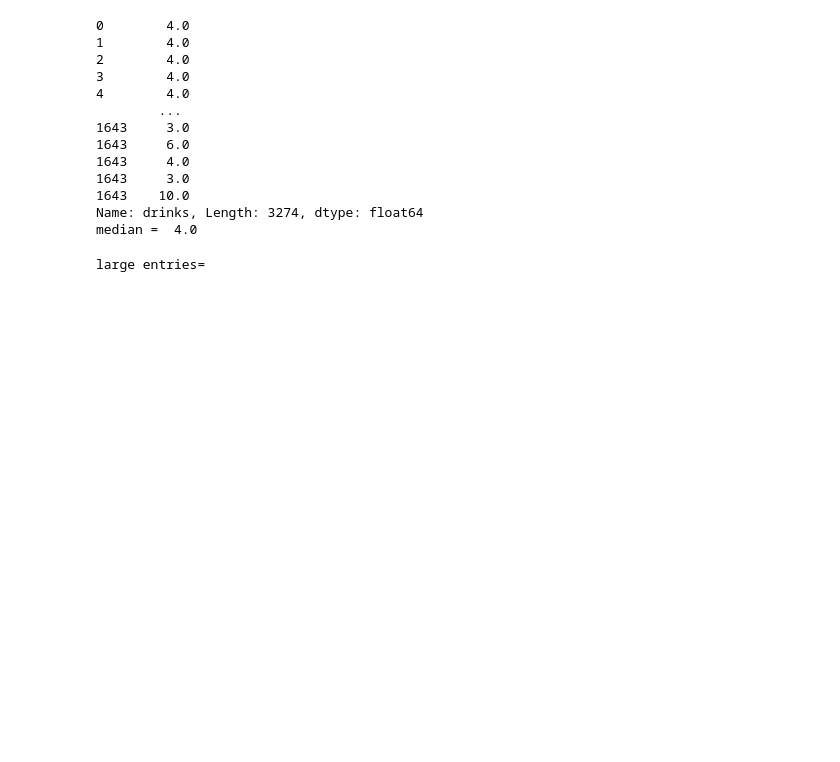
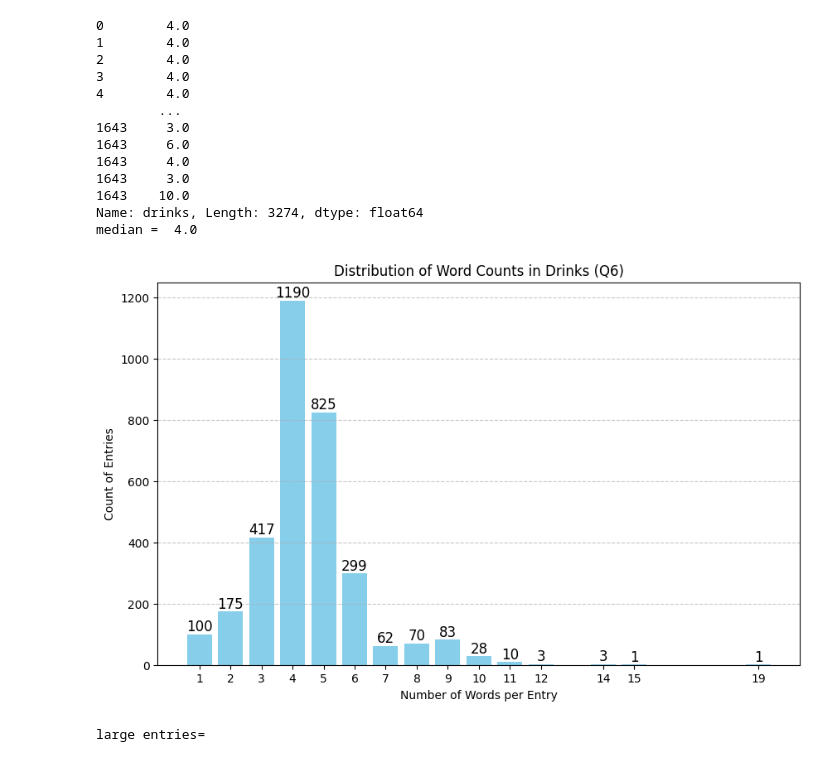
Before and after one commit to erinkim16/dishdetective, a Jupyter notebook: pre_potato_merged.ipynb, the cells around one changed output. Saved outputs shown, nothing was run; the diff lists cells and outputs as text; code cells hidden in the pictures; blank space fills up the shorter version.

```diff
--- a/pre_potato_merged.ipynb
+++ b/pre_potato_merged.ipynb
@@ -613,6 +613,45 @@ print('median = ', median_word_length)
 1643    10.0
 Name: drinks, Length: 3274, dtype: float64
 median =  4.0
+# %%
+#### Visualize the number of words per response
+# We wanted to examine this graphic because there was a lot of variation
+# amongst the written responses (especially for drinks and movies)
+# As mentioned above, blindly using the median to split the data into
+# is not a good idea (it includes lots of noise into the short entries, ie
+# the ones we want to use as the basis for our labels). So, we wanted to take
+# a closer look at the length of the majority of the entries.
+
+word_count_distribution = word_lengths.value_counts().sort_index()
+
+# use the word counts to make a graph
+plt.figure(figsize=(10, 6))
+bars = plt.bar(word_count_distribution.index, word_count_distribution.values, color='skyblue')
+
+# show all the word counts on top of the bars
+for bar in bars:
+    yval = bar.get_height()
+    plt.text(bar.get_x() + bar.get_width()/2, yval, int(yval), ha='center', va='bottom', fontsize=12)
+
+# set up graph settings
+plt.xlabel('Number of Words per Entry')
+plt.ylabel('Count of Entries')
+plt.title('Distribution of Word Counts in Drinks (Q6)')
+plt.xticks(word_count_distribution.index)
+plt.grid(axis='y', linestyle='--', alpha=0.7)
+
+# let's look at the plot
+plt.show()
+
+#### Let's examine the distribution:
+# As you can see, while there are a LOT of entries which have a length of 4,
+# when we examine the actual data, many of these contain noise. For example,
+# there are entries like "Pop Coca-Cola 7up crush" which are not suitable to
+# be used as labels for general drink categories. Thus, for the purposes of
+# cleaning effectively, we decided to split the words using a length of 2
+# for the splitting threshold.
+# %% [output]
+[figure, added]
 # %%
 #### define a function to isolate a set of entries that are greater than 2
 def divide_into_short_long(df, col):
```
Also changed, not shown: parts of 4 cells of this notebook.
